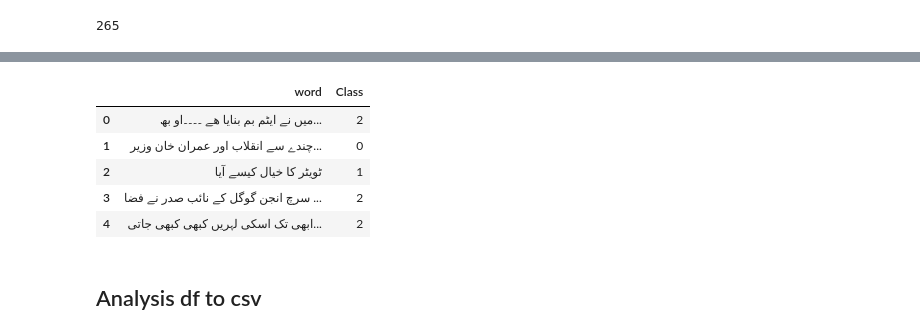
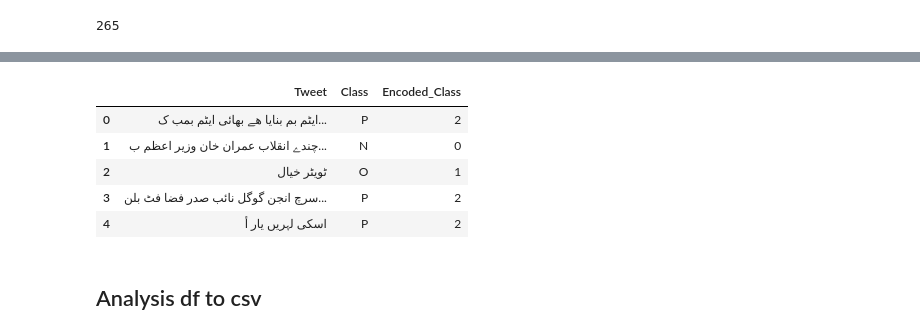
Before and after one commit to Muhammad-Hamza-Khan-03/Academics, a Jupyter notebook: NLP Assignments/Assignment_3/21l-5654-A3-Q1.ipynb, the cells around one changed output, grey strips where cells are left out. Drawn from its saved outputs; the diff is of its cells as text; code cells hidden in the pictures.

Commit message:
urduhack updated
Added Urdu hack and improved functions.

```diff
--- a/NLP Assignments/Assignment_3/21l-5654-A3-Q1.ipynb
+++ b/NLP Assignments/Assignment_3/21l-5654-A3-Q1.ipynb
@@ -81,9 +123,9 @@ plt.show()
 ## Label Encoding Class Attribute
 # %%
 label_encoder = LabelEncoder()
-urdu_dataset['Class'] = label_encoder.fit_transform(urdu_dataset['Class'])
+urdu_dataset['Encoded_Class'] = label_encoder.fit_transform(urdu_dataset['Class'])
 
-print(urdu_dataset['Class'].unique())
+print(urdu_dataset['Encoded_Class'].unique())
 #0 -> Negative
 #2 -> Positive
 #1 -> Neutral
@@ -113,7 +155,10 @@ urdu_dataset.head()
 # %%
 
 file_path = 'my_urdu_stopwords.txt'
+STOP_WORDS= ""
 with open(file_path,'r',encoding='utf-8')as file:
-    urdu_stop_words = file.readlines()
-print(urdu_stop_words)
+    urdu_stop_words = file.read().strip()
+    STOP_WORDS+=urdu_stop_words
+stopword = STOP_WORDS.split()
+print(stopword)
 # %% [output]
@@ -176,0 +197,17 @@ processed_df.head()
+# %%
+processed_df = pd.DataFrame(columns=['old_text','text'])
+processed_df['old_text'] = urdu_dataset['Tweet']
+processed_df['text'] = urdu_dataset.Tweet
+processed_df['text'] = processed_df.text.apply(normalize)
+processed_df['text'] = processed_df.text.apply(remove_accents)
+processed_df['text'] = processed_df.text.apply(remove_punctuation)
+processed_df['text'] = processed_df.text.apply(replace_emails)
+processed_df['text'] = processed_df.text.apply(replace_numbers)
+processed_df['text'] = processed_df.text.apply(replace_currency_symbols)
+
+processed_df['cleaned_text'] = processed_df['text'].apply(lambda x: remove_my_stopwords(x, stopword))
+
+processed_df['Found_stop_words'] = processed_df['text'].apply(lambda x: any(word in stopword for word in x.split()))
+
+processed_df['lemmetized_text'] = processed_df.text.apply(lemmatize_text)
+processed_df['Class'] = urdu_dataset.Encoded_Class
@@ -192,15 +239,17 @@ memory usage: 42.9+ KB
 # %%
-analysis_df = pd.DataFrame(columns=['word','Class'])
-analysis_df.word = processed_df.text_separated.apply(str)
-analysis_df.Class = processed_df.Class
-analysis_df.head()
+# analysis_df = pd.DataFrame(columns=['word','Class'])
+# analysis_df.word = processed_df.text_separated.apply(str)
+# analysis_df.Class = processed_df.Class
+# analysis_df.head()
+urdu_dataset['Tweet'] = processed_df['cleaned_text']
+urdu_dataset.head()
 # %% [output]
-|  | word | Class |
-| 0 | میں نے ایٹم بم بنایا ھے ۔۔۔۔او بھ... | 2 |
-| 1 | چندے سے انقلاب اور عمران خان وزیر... | 0 |
-| 2 | ٹویٹر کا خیال کیسے آیا | 1 |
-| 3 | سرچ انجن گوگل کے نائب صدر نے فضا ... | 2 |
-| 4 | ابھی تک اسکی لہریں کبھی کبھی جاتی... | 2 |
+|  | Tweet | Class | Encoded_Class |
+| 0 | ایٹم بم بنایا ھے بھائی ایٹم بمب ک... | P | 2 |
+| 1 | چندے انقلاب عمران خان وزیر اعظم ب... | N | 0 |
+| 2 | ٹویٹر خیال | O | 1 |
+| 3 | سرچ انجن گوگل نائب صدر فضا فٹ بلن... | P | 2 |
+| 4 | اسکی لہریں یار أ | P | 2 |
 # %% [markdown]
 ## Analysis df to csv
 # %%
```
Also changed, not shown: parts of 16 cells of this notebook, 1 other file.
